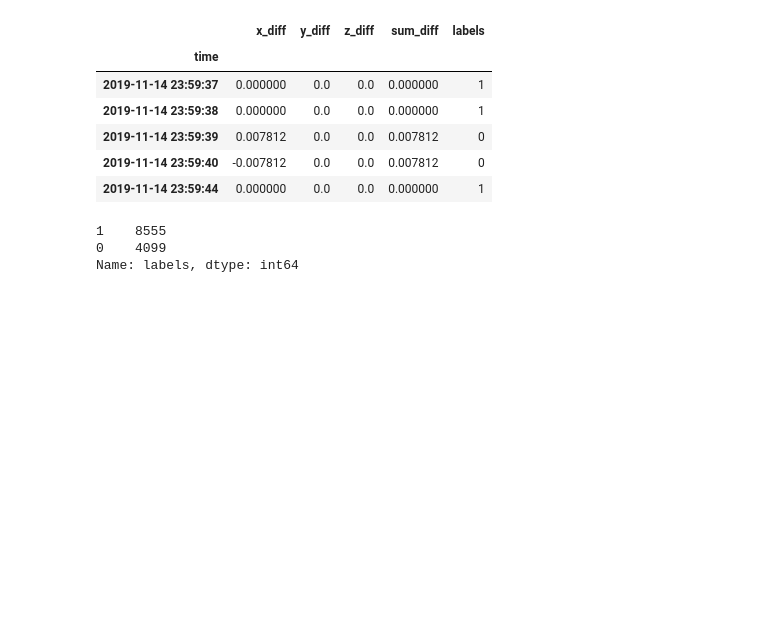
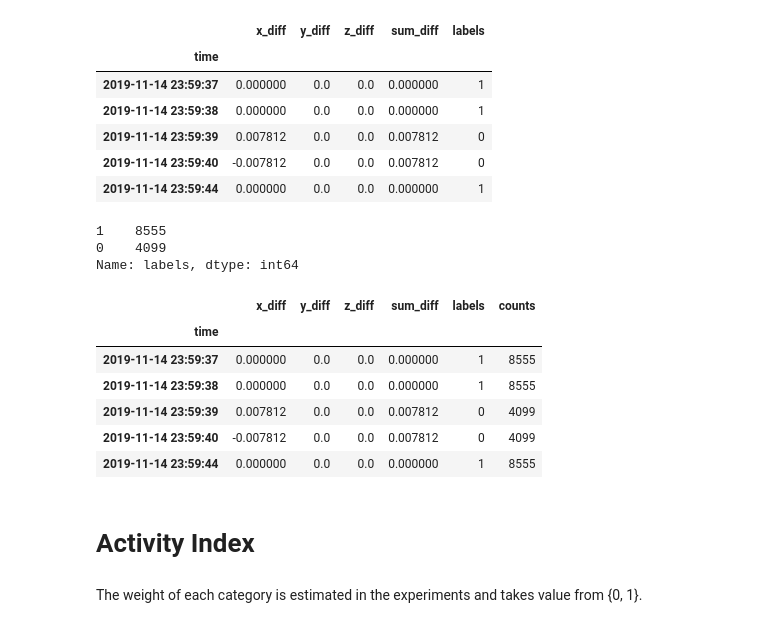
Before and after one commit to tanzimtaher/Predicting-Estrus-in-Cattle-from-Accelerometer-Data, a Jupyter notebook: Script.ipynb, the cells around one changed output. Saved outputs shown, nothing was run; the diff lists cells and outputs as text; code cells hidden in the pictures; blank space fills up the shorter version.

Commit message:
Worked on activity index.

```diff
--- a/Script.ipynb
+++ b/Script.ipynb
@@ -890,3 +893,21 @@ cow['labels'].value_counts()
 1    8555
 0    4099
 Name: labels, dtype: int64
+# %%
+cow['counts'] = cow.groupby('labels')['labels'].transform('count')
+# %%
+cow.head()
+# %% [output]
+|  | x_diff | y_diff | z_diff | sum_diff | labels | counts |
+| time |  |  |  |  |  |  |
+| 2019-11-14 23:59:37 | 0.000000 | 0.0 | 0.0 | 0.000000 | 1 | 8555 |
+| 2019-11-14 23:59:38 | 0.000000 | 0.0 | 0.0 | 0.000000 | 1 | 8555 |
+| 2019-11-14 23:59:39 | 0.007812 | 0.0 | 0.0 | 0.007812 | 0 | 4099 |
+| 2019-11-14 23:59:40 | -0.007812 | 0.0 | 0.0 | 0.007812 | 0 | 4099 |
+| 2019-11-14 23:59:44 | 0.000000 | 0.0 | 0.0 | 0.000000 | 1 | 8555 |
+# %% [markdown]
+# Activity Index
+# %% [markdown]
+The weight of
+each category is estimated in the experiments and takes
+value from {0, 1}.
```
Also changed, not shown: parts of 15 cells of this notebook, 1 other file.
